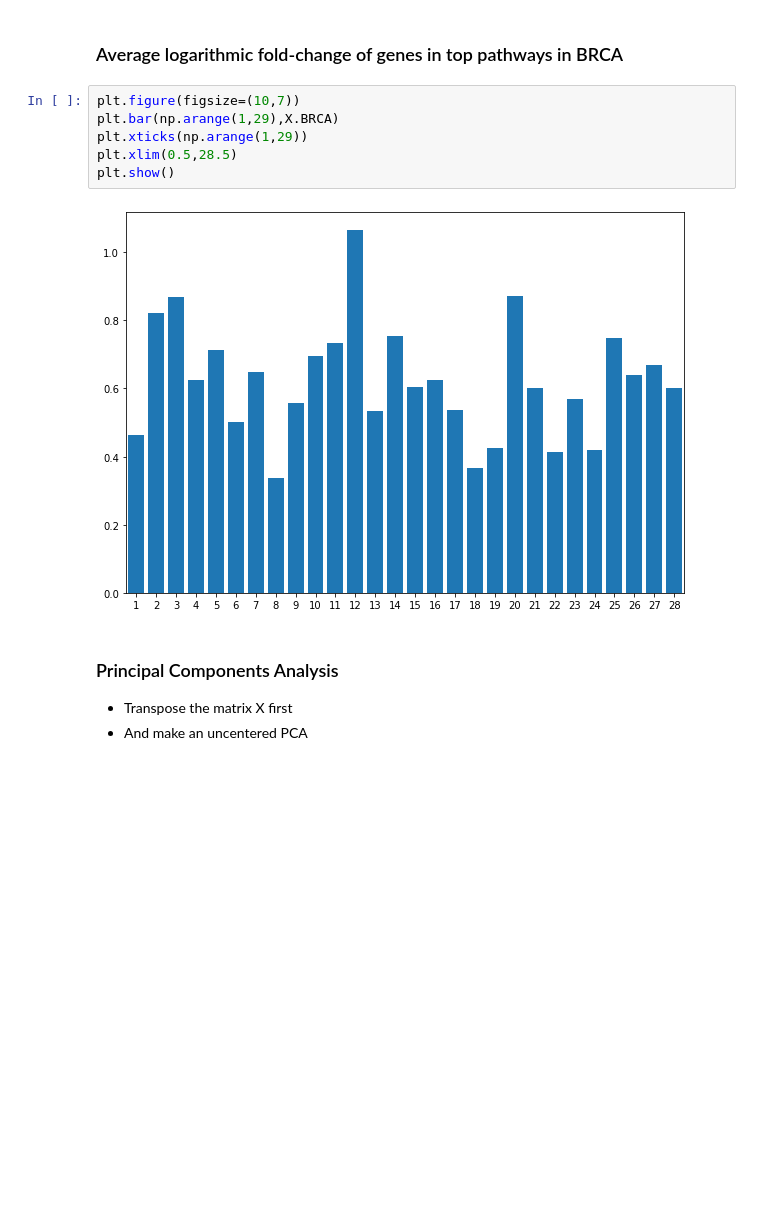
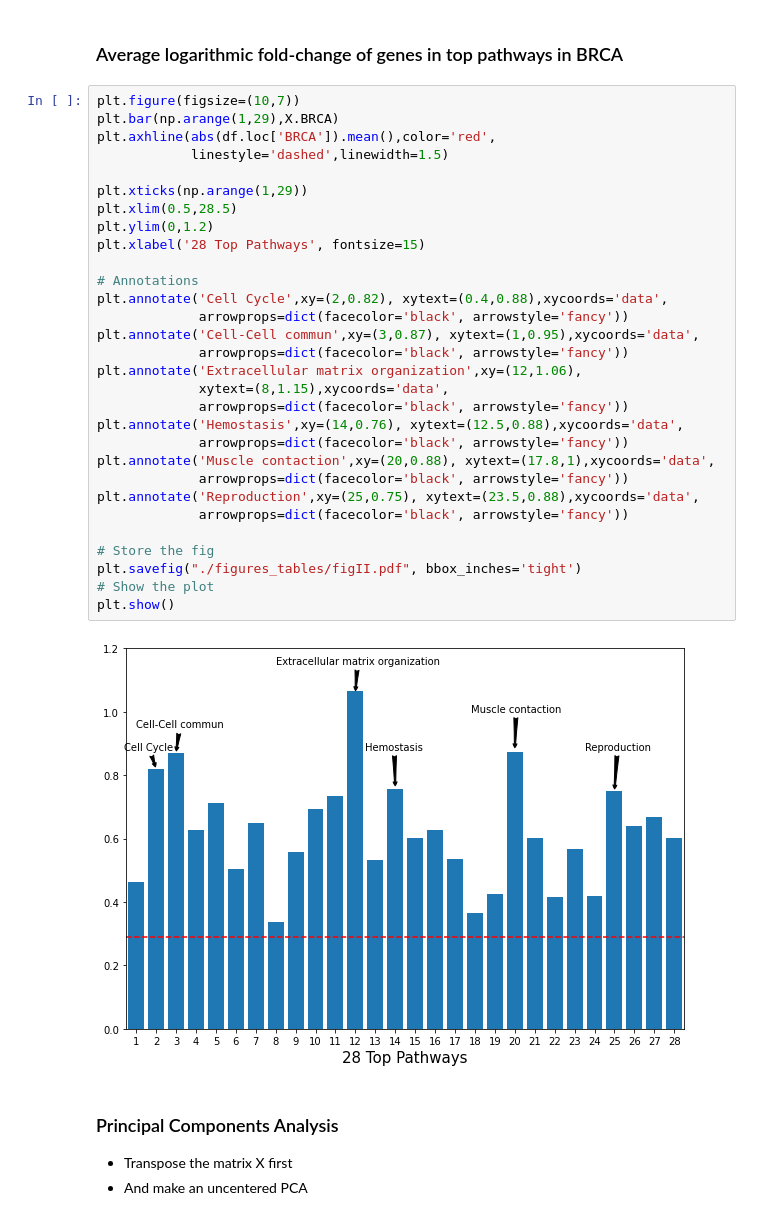
Before and after one commit to SamSaladino/FC-of-Genetic-pathways, a Jupyter notebook: Expr_pathways.ipynb, the cells around one changed output. Cells and saved outputs as stored; diff of their text form; blank space fills up the shorter version.

Commit message:
BRCA barplot

```diff
--- a/Expr_pathways.ipynb
+++ b/Expr_pathways.ipynb
@@ -104,14 +105,38 @@ X.shape
 (28, 15)
 # %% [markdown]
 ### Average logarithmic fold-change of genes in top pathways in BRCA
-# %%
-plt.figure(figsize=(10,7))
-plt.bar(np.arange(1,29),X.BRCA)
-plt.xticks(np.arange(1,29))
-plt.xlim(0.5,28.5)
-plt.show()
-# %% [output]
-[figure, removed]
+# %%
+plt.figure(figsize=(10,7))
+plt.bar(np.arange(1,29),X.BRCA)
+plt.axhline(abs(df.loc['BRCA']).mean(),color='red',
+            linestyle='dashed',linewidth=1.5)
+
+plt.xticks(np.arange(1,29))
+plt.xlim(0.5,28.5)
+plt.ylim(0,1.2)
+plt.xlabel('28 Top Pathways', fontsize=15)
+
+# Annotations
+plt.annotate('Cell Cycle',xy=(2,0.82), xytext=(0.4,0.88),xycoords='data',
+             arrowprops=dict(facecolor='black', arrowstyle='fancy'))
+plt.annotate('Cell-Cell commun',xy=(3,0.87), xytext=(1,0.95),xycoords='data',
+             arrowprops=dict(facecolor='black', arrowstyle='fancy'))
+plt.annotate('Extracellular matrix organization',xy=(12,1.06),
+             xytext=(8,1.15),xycoords='data',
+             arrowprops=dict(facecolor='black', arrowstyle='fancy'))
+plt.annotate('Hemostasis',xy=(14,0.76), xytext=(12.5,0.88),xycoords='data',
+             arrowprops=dict(facecolor='black', arrowstyle='fancy'))
+plt.annotate('Muscle contaction',xy=(20,0.88), xytext=(17.8,1),xycoords='data',
+             arrowprops=dict(facecolor='black', arrowstyle='fancy'))
+plt.annotate('Reproduction',xy=(25,0.75), xytext=(23.5,0.88),xycoords='data',
+             arrowprops=dict(facecolor='black', arrowstyle='fancy'))
+
+# Store the fig
+plt.savefig("./figures_tables/figII.pdf", bbox_inches='tight')
+# Show the plot
+plt.show()
+# %% [output]
+[figure, added]
 # %% [markdown]
 ### Principal Components Analysis
 - Transpose the matrix X first
```
Also changed, not shown: parts of 1 cell of this notebook, 1 other file.
